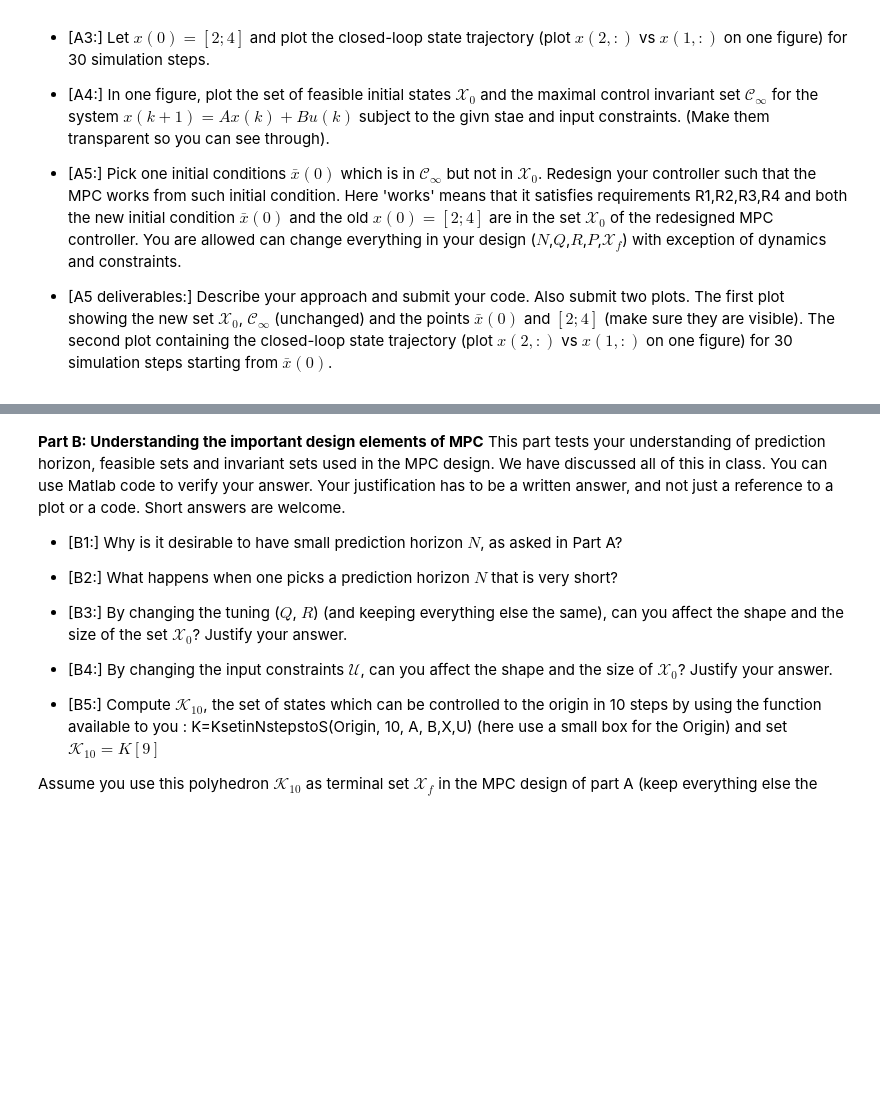
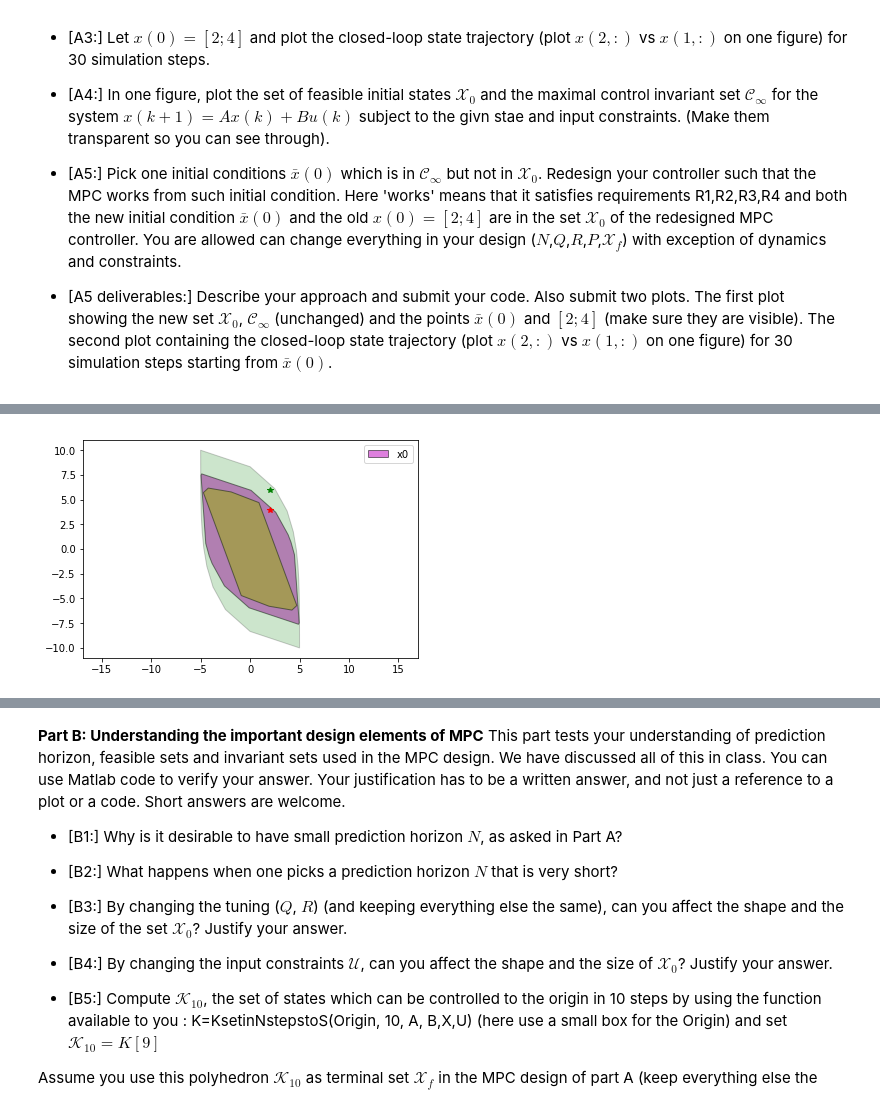
Before and after one commit to ZionDeng/Advanced-Control-Design, a Jupyter notebook: Past exams/2019Final.ipynb, the cells around one changed output, grey strips where cells are left out. Saved outputs shown, nothing was run; the diff lists cells and outputs as text; code cells hidden in the pictures; blank space fills up the shorter version.

```diff
--- a/Past exams/2019Final.ipynb
+++ b/Past exams/2019Final.ipynb
@@ -886,0 +994,21 @@ the new set $\mathcal{X}_0$, $\mathcal{C}_\infty$ (unchanged)  and the points $\
+# %%
+
+S = Xf
+N = 3 # number of steps
+K=KsetinNstepstoS(S, N, A, B, X, U)
+X0 = K[N-1]
+Cinf, converged = max_cntr_inv(A, B, X, U)
+
+
+fig, ax = plt.subplots()
+X0.plot(ax, color='m', alpha=0.5, linestyle='solid', linewidth=1, edgecolor=None)
+Xf.plot(ax, color='y', alpha=0.5, linestyle='solid', linewidth=1, edgecolor=None)
+Cinf.plot(ax, color='g', alpha=0.2, linestyle='solid', linewidth=1, edgecolor=None)
+ax.autoscale_view()
+ax.axis('equal')
+ax.legend(['x0'])
+plt.plot(x0[0],x0[1],'r*')
+plt.plot(2,6,'g*')
+plt.show()
+# %% [output]
+[figure, added]
```
Also changed, not shown: parts of 15 cells of this notebook.
